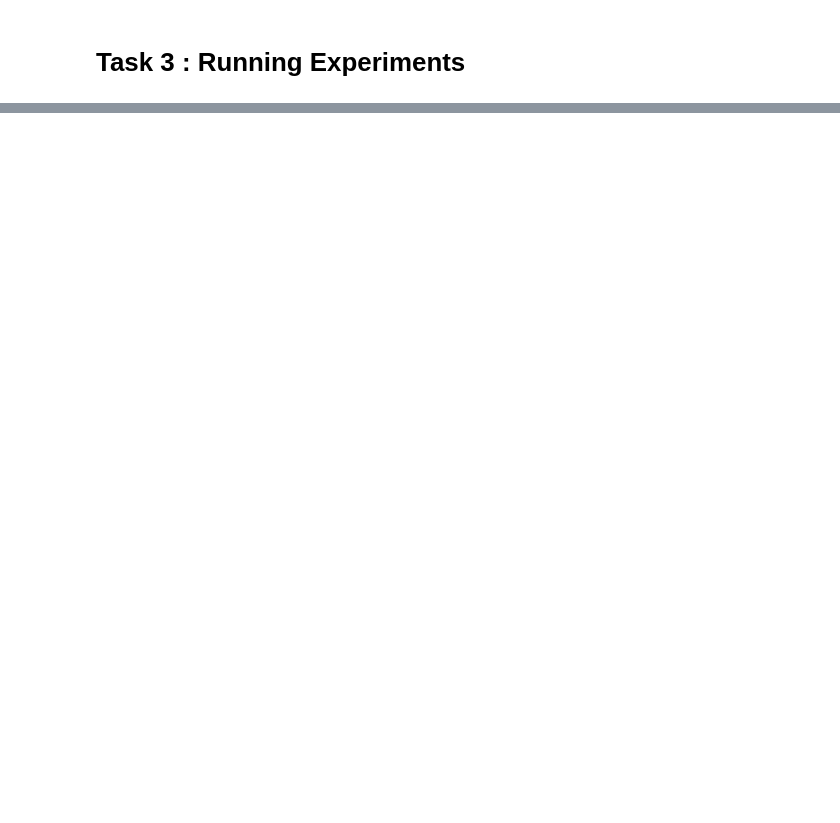
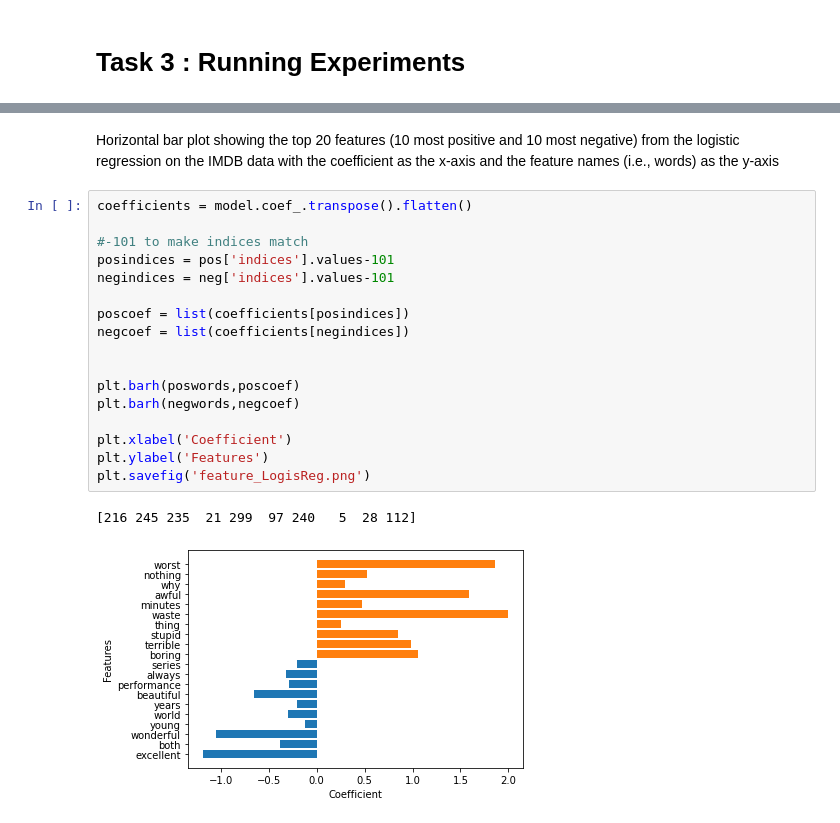
Before and after one commit to acollin19/comp551, a Jupyter notebook: A2/assignment2_group_24.ipynb, the cells around one changed output, grey strips where cells are left out. Cells and saved outputs as stored; diff of their text form; blank space fills up the shorter version.

```diff
--- a/A2/assignment2_group_24.ipynb
+++ b/A2/assignment2_group_24.ipynb
@@ -500,0 +475,22 @@ ValueError: ignored
+# %% [markdown]
+Horizontal bar plot showing the top 20 features (10 most positive and 10 most negative) from the logistic regression on the IMDB data with the coefficient as the x-axis and the feature names (i.e., words) as the y-axis
+# %%
+coefficients = model.coef_.transpose().flatten()
+
+#-101 to make indices match
+posindices = pos['indices'].values-101
+negindices = neg['indices'].values-101
+
+poscoef = list(coefficients[posindices])
+negcoef = list(coefficients[negindices])
+
+
+plt.barh(poswords,poscoef)
+plt.barh(negwords,negcoef)
+
+plt.xlabel('Coefficient')
+plt.ylabel('Features')
+plt.savefig('feature_LogisReg.png')
+# %% [output]
+[216 245 235  21 299  97 240   5  28 112]
+[figure, added]
```
Also changed, not shown: parts of 11 cells of this notebook.
